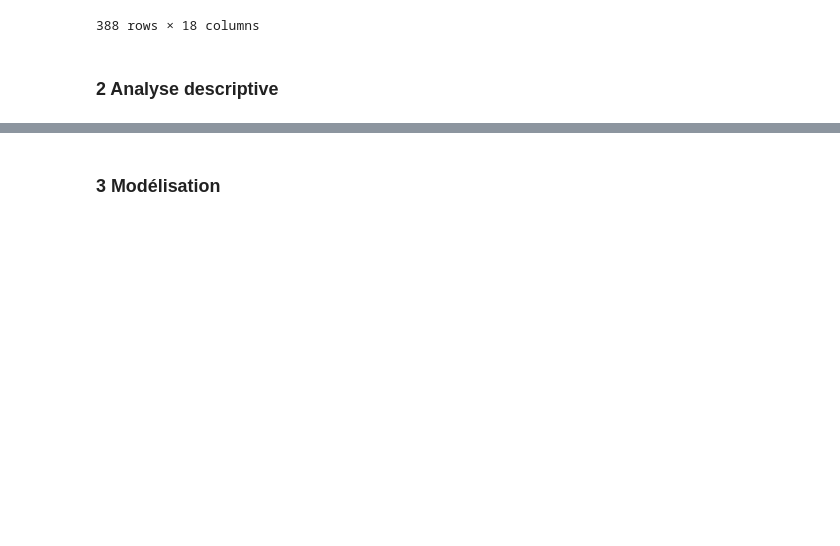
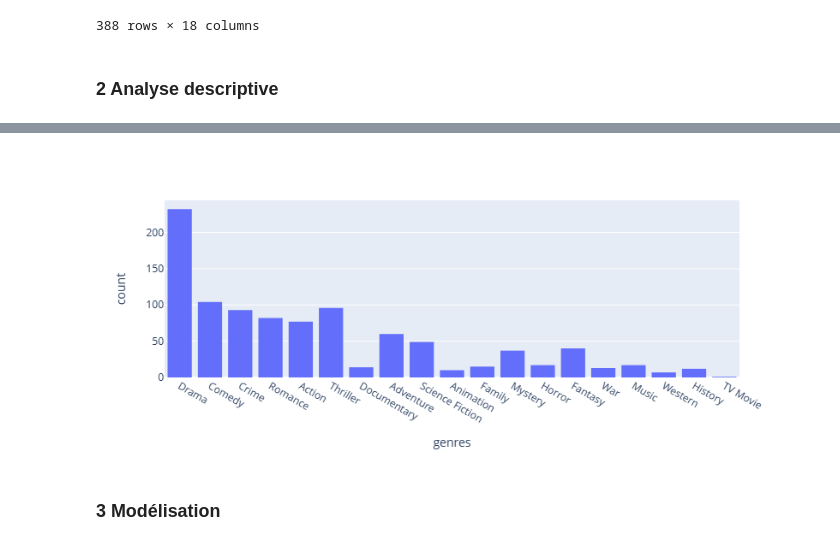
Before and after one commit to jomayans/Projet-Python, a Jupyter notebook: NoteBook_principal.ipynb, the cells around one changed output, grey strips where cells are left out. Saved outputs shown, nothing was run; the diff lists cells and outputs as text; code cells hidden in the pictures; blank space fills up the shorter version.

```diff
--- a/NoteBook_principal.ipynb
+++ b/NoteBook_principal.ipynb
@@ -46,2 +123,18 @@ TypeError: string indices must be integers
+# %%
+# The most represented genres
+genres = df_movies["genres"]
+
+acc_genres= []
+for genre in range(len(genres)):
+    acc_genres.extend(genres[genre])
+
+colums=["genres"]
+data=acc_genres
+
+df_genres=pd.DataFrame(data=acc_genres, columns=colums)
+
+px.histogram(df_genres, x="genres")
+# %% [output]
+[figure, added]
 # %% [markdown]
 ### 3 Modélisation
```
Also changed, not shown: parts of 8 cells of this notebook.
